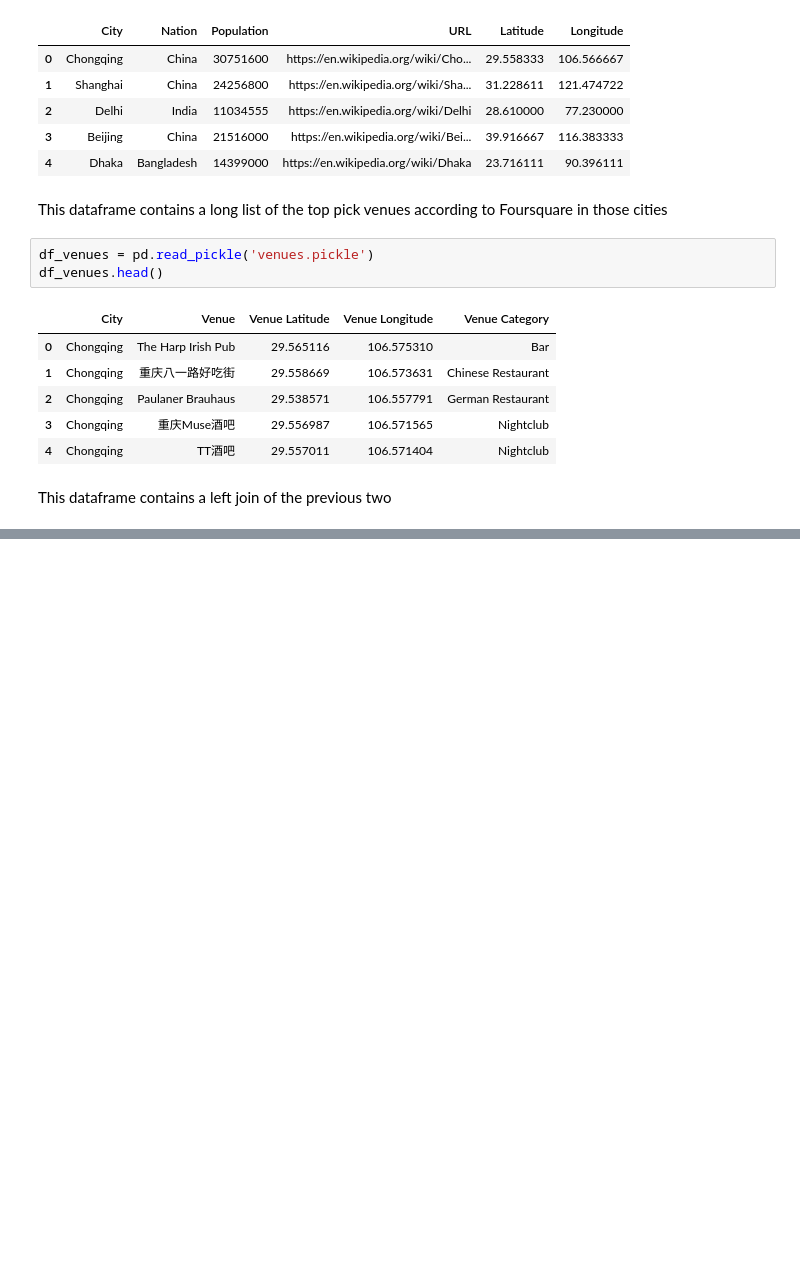
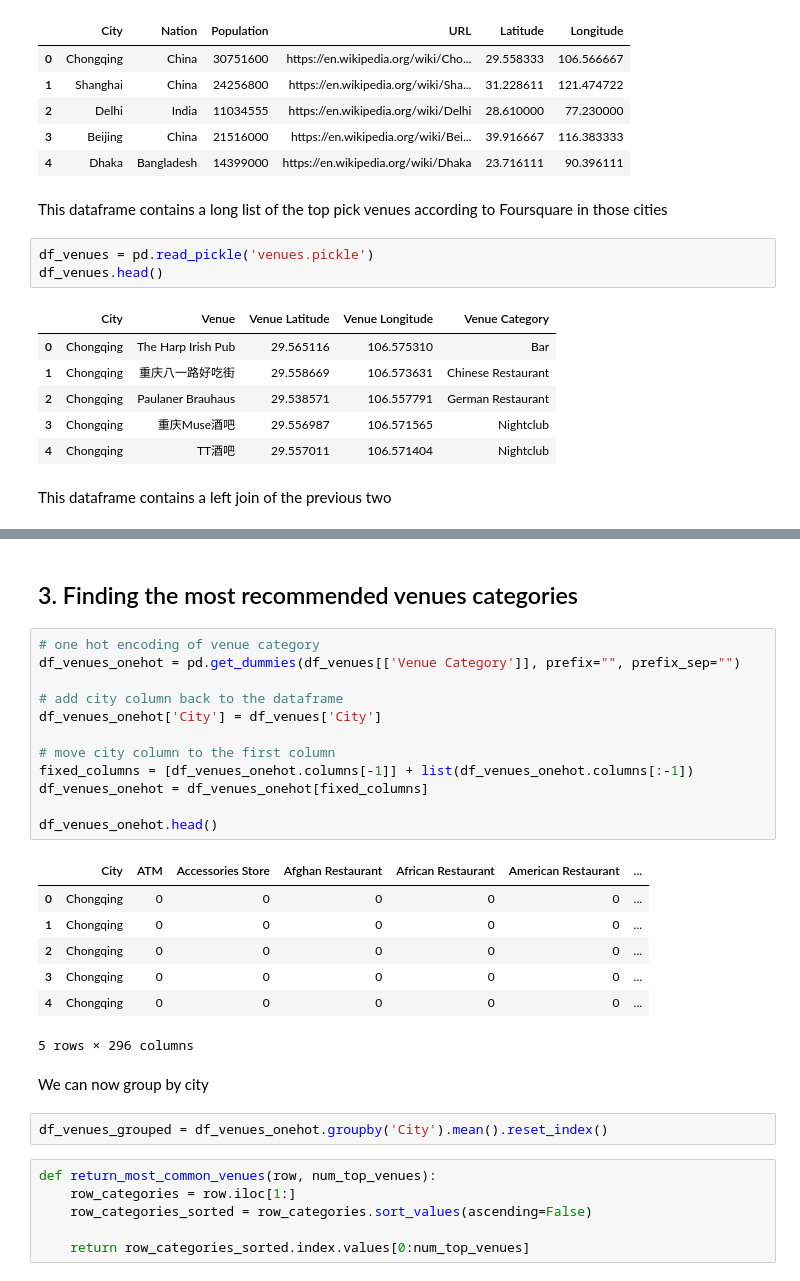
Before and after one commit to rezaabdullah/Coursera_Capstone, a Jupyter notebook: FinalProject/3.cluster_cities.ipynb, the cells around one changed output, grey strips where cells are left out. Drawn from its saved outputs; the diff is of its cells as text; blank space fills up the shorter version.

```diff
--- a/FinalProject/3.cluster_cities.ipynb
+++ b/FinalProject/3.cluster_cities.ipynb
@@ -48,3 +49,35 @@ df_joined.head()
 | 2 | Chongqing | Paulaner Brauhaus | 29.538571 | 106.557791 | German Restaurant | China | 30751600 | https://en.wikipedia.org/wiki/Cho... | ... |
 | 3 | Chongqing | 重庆Muse酒吧 | 29.556987 | 106.571565 | Nightclub | China | 30751600 | https://en.wikipedia.org/wiki/Cho... | ... |
 | 4 | Chongqing | TT酒吧 | 29.557011 | 106.571404 | Nightclub | China | 30751600 | https://en.wikipedia.org/wiki/Cho... | ... |
+# %% [markdown]
+## 3. Finding the most recommended venues categories
+# %%
+# one hot encoding of venue category
+df_venues_onehot = pd.get_dummies(df_venues[['Venue Category']], prefix="", prefix_sep="")
+
+# add city column back to the dataframe
+df_venues_onehot['City'] = df_venues['City']
+
+# move city column to the first column
+fixed_columns = [df_venues_onehot.columns[-1]] + list(df_venues_onehot.columns[:-1])
+df_venues_onehot = df_venues_onehot[fixed_columns]
+
+df_venues_onehot.head()
+# %% [output]
+|  | City | ATM | Accessories Store | Afghan Restaurant | African Restaurant | American Restaurant | ... |
+| 0 | Chongqing | 0 | 0 | 0 | 0 | 0 | ... |
+| 1 | Chongqing | 0 | 0 | 0 | 0 | 0 | ... |
+| 2 | Chongqing | 0 | 0 | 0 | 0 | 0 | ... |
+| 3 | Chongqing | 0 | 0 | 0 | 0 | 0 | ... |
+| 4 | Chongqing | 0 | 0 | 0 | 0 | 0 | ... |
+5 rows × 296 columns
+# %% [markdown]
+We can now group by city
+# %%
+df_venues_grouped = df_venues_onehot.groupby('City').mean().reset_index()
+# %%
+def return_most_common_venues(row, num_top_venues):
+    row_categories = row.iloc[1:]
+    row_categories_sorted = row_categories.sort_values(ascending=False)
+
+    return row_categories_sorted.index.values[0:num_top_venues]
```
Also changed, not shown: parts of 8 cells of this notebook, 1 other file.
